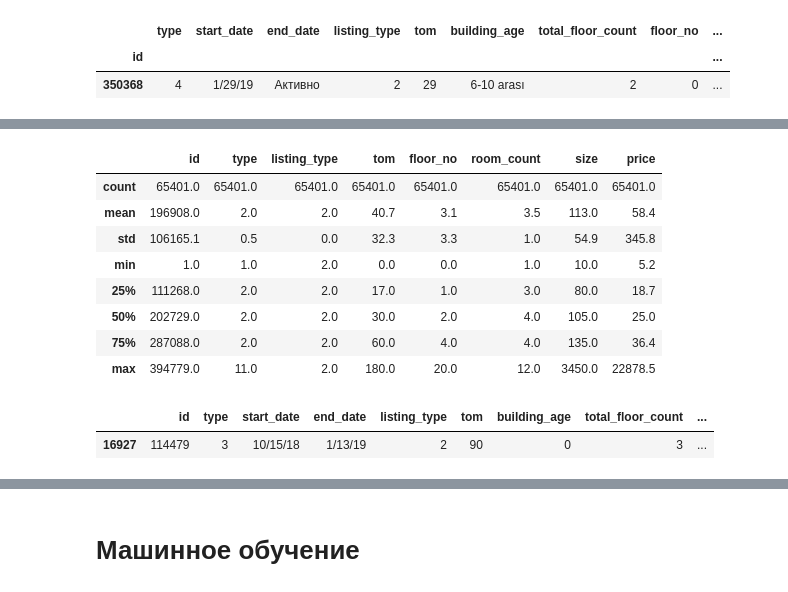
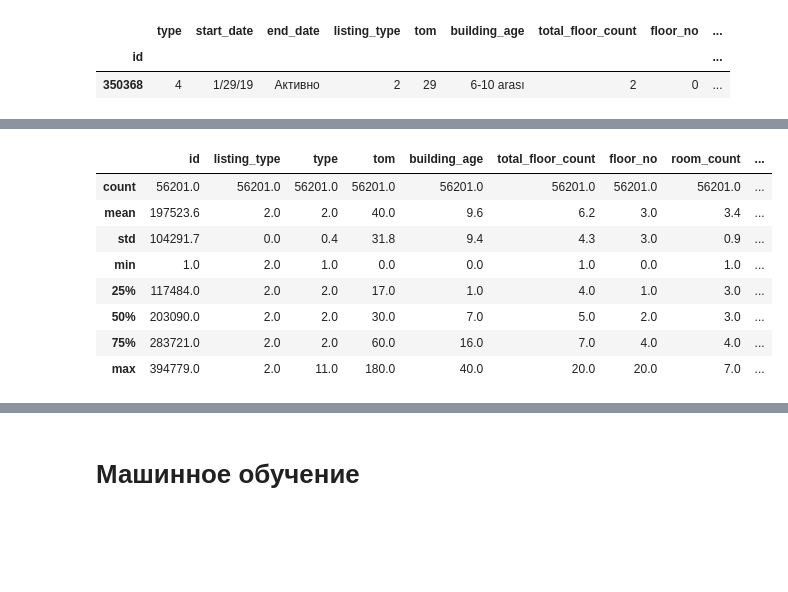
Before and after one commit to Rev1ze/team_build, a Jupyter notebook: team_proj 4kurs.ipynb, the cells around one changed output, grey strips where cells are left out. Saved outputs shown, nothing was run; the diff lists cells and outputs as text; code cells hidden in the pictures; blank space fills up the shorter version.

```diff
--- a/team_proj 4kurs.ipynb
+++ b/team_proj 4kurs.ipynb
@@ -1061,0 +792,3 @@ df_sell['size'].isna().sum()
+# %%
+df['building_age'] = df['building_age'].astype('int64')
+df['room_count'] = df['room_count'].astype('int64')
@@ -1061,0 +841,3 @@ df_sell['size'].isna().sum()
+# %%
+df_to_divide = df[['listing_type','type', 'tom','building_age', 'total_floor_count',
+                   'floor_no','room_count','size', 'price', 'heating_type']]
@@ -1061,0 +861,5 @@ df_sell['size'].isna().sum()
+# %%
+df_sell = df_to_divide[df_to_divide['listing_type'] == 1]
+df_rent = df_to_divide[df_to_divide['listing_type'] == 2]
+df_sell.reset_index(inplace=True)
+df_rent.reset_index(inplace=True)
@@ -1095,0 +1194,31 @@ df_rent[df_rent['type'] == 1]
+# %%
+def check_rent_logic(df):
+    """Проверка логических несоответствий в данных аренды"""
+
+    print("Проверка логических несоответствий:")
+
+    # 1. Слишком низкая цена для размера/локации
+    avg_price_per_sqm = df['price'].sum() / df['size'].sum()
+    low_price_mask = (df['price'] / df['size']) < (avg_price_per_sqm * 0.3)
+    print(f"Подозрительно низкая цена: {low_price_mask.sum()} записей")
+
+    # 2. Слишком высокая цена для количества комнат
+    avg_price_per_room = df['price'].sum() / df['room_count'].sum()
+    high_room_price_mask = (df['price'] / df['room_count']) > (avg_price_per_room * 3)
+    print(f"Подозрительно высокая цена за комнату: {high_room_price_mask.sum()} записей")
+
+    # 3. Несоответствие размера и количества комнат
+    size_per_room = df['size'] / df['room_count']
+    unusual_size_mask = (size_per_room < 10) | (size_per_room > 80)
+    print(f"Необычное соотношение размер/комнаты: {unusual_size_mask.sum()} записей")
+
+    # Можно дополнительно очистить эти записи
+    logic_mask = ~(low_price_mask | high_room_price_mask | unusual_size_mask)
+    df_logical = df[logic_mask].copy()
+
+    print(f"После логической проверки осталось: {len(df_logical)} записей")
+
+    return df_logical
+
+# Применяем логическую проверку
+df_rent_final = check_rent_logic(df_rent_clean)
@@ -1096,17 +1249,12 @@ df_rent[df_rent['type'] == 1]
 # %%
-df_rent.describe()
+df_rent_final.describe()
 # %% [output]
-|  | id | type | listing_type | tom | floor_no | room_count | size | price |
-| count | 65401.0 | 65401.0 | 65401.0 | 65401.0 | 65401.0 | 65401.0 | 65401.0 | 65401.0 |
-| mean | 196908.0 | 2.0 | 2.0 | 40.7 | 3.1 | 3.5 | 113.0 | 58.4 |
-| std | 106165.1 | 0.5 | 0.0 | 32.3 | 3.3 | 1.0 | 54.9 | 345.8 |
-| min | 1.0 | 1.0 | 2.0 | 0.0 | 0.0 | 1.0 | 10.0 | 5.2 |
-| 25% | 111268.0 | 2.0 | 2.0 | 17.0 | 1.0 | 3.0 | 80.0 | 18.7 |
-| 50% | 202729.0 | 2.0 | 2.0 | 30.0 | 2.0 | 4.0 | 105.0 | 25.0 |
-| 75% | 287088.0 | 2.0 | 2.0 | 60.0 | 4.0 | 4.0 | 135.0 | 36.4 |
-| max | 394779.0 | 11.0 | 2.0 | 180.0 | 20.0 | 12.0 | 3450.0 | 22878.5 |
+|  | id | listing_type | type | tom | building_age | total_floor_count | floor_no | room_count | ... |
+| count | 56201.0 | 56201.0 | 56201.0 | 56201.0 | 56201.0 | 56201.0 | 56201.0 | 56201.0 | ... |
+| mean | 197523.6 | 2.0 | 2.0 | 40.0 | 9.6 | 6.2 | 3.0 | 3.4 | ... |
+| std | 104291.7 | 0.0 | 0.4 | 31.8 | 9.4 | 4.3 | 3.0 | 0.9 | ... |
+| min | 1.0 | 2.0 | 1.0 | 0.0 | 0.0 | 1.0 | 0.0 | 1.0 | ... |
+| 25% | 117484.0 | 2.0 | 2.0 | 17.0 | 1.0 | 4.0 | 1.0 | 3.0 | ... |
+| 50% | 203090.0 | 2.0 | 2.0 | 30.0 | 7.0 | 5.0 | 2.0 | 3.0 | ... |
+| 75% | 283721.0 | 2.0 | 2.0 | 60.0 | 16.0 | 7.0 | 4.0 | 4.0 | ... |
+| max | 394779.0 | 2.0 | 11.0 | 180.0 | 40.0 | 20.0 | 20.0 | 7.0 | ... |
-# %%
-df_rent.loc[df_rent['size'] == 3450]
-# %% [output]
-|  | id | type | start_date | end_date | listing_type | tom | building_age | total_floor_count | ... |
-| 16927 | 114479 | 3 | 10/15/18 | 1/13/19 | 2 | 90 | 0 | 3 | ... |
```
Also changed, not shown: parts of 189 cells of this notebook.
